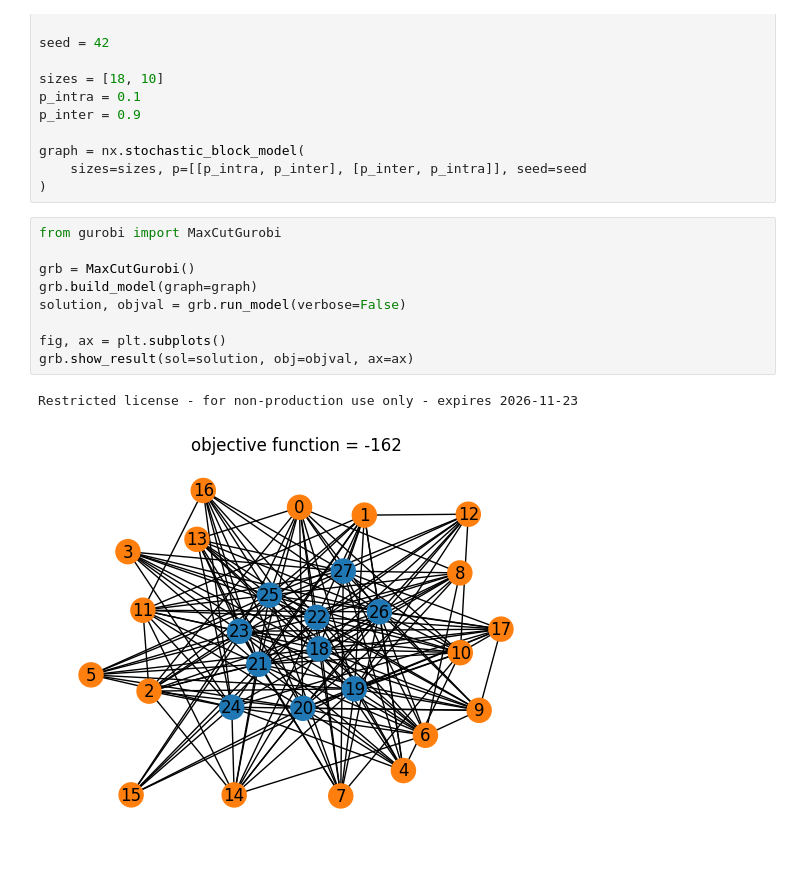
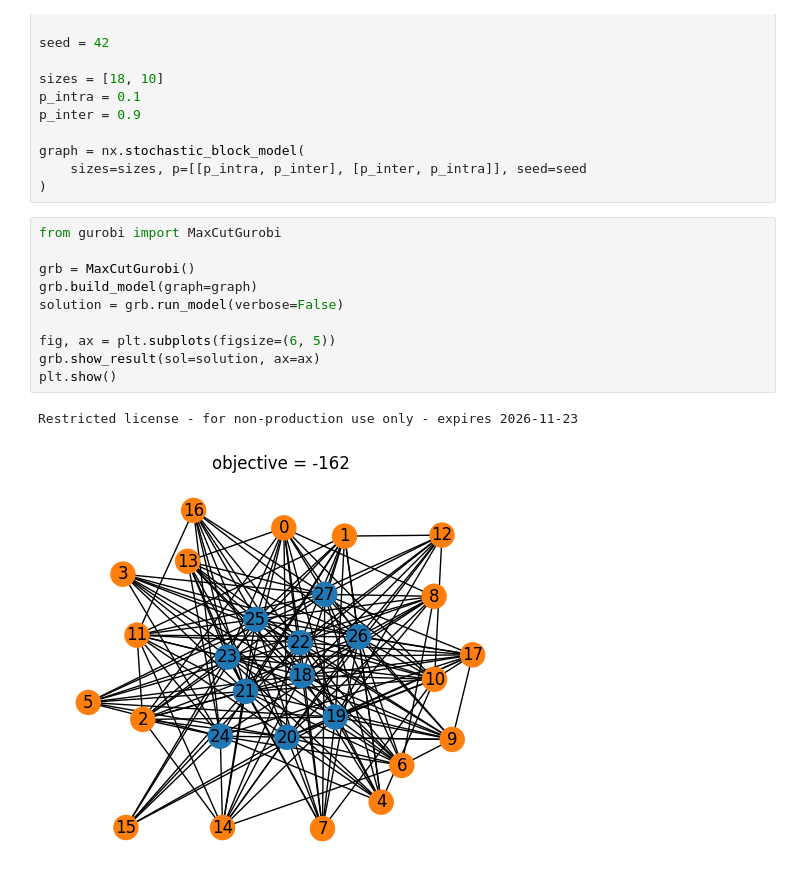
Before and after one commit to SimoneGasperini/PCE-quantum-opt, a Jupyter notebook: example_notebook.ipynb, the cells around one changed output. Cells and saved outputs as stored; diff of their text form.

```diff
--- a/example_notebook.ipynb
+++ b/example_notebook.ipynb
@@ -16,15 +16,16 @@ graph = nx.stochastic_block_model(
 # %%
 from gurobi import MaxCutGurobi
 
 grb = MaxCutGurobi()
 grb.build_model(graph=graph)
-solution, objval = grb.run_model(verbose=False)
+solution = grb.run_model(verbose=False)
 
-fig, ax = plt.subplots()
-grb.show_result(sol=solution, obj=objval, ax=ax)
+fig, ax = plt.subplots(figsize=(6, 5))
+grb.show_result(sol=solution, ax=ax)
+plt.show()
 # %% [output]
 Restricted license - for non-production use only - expires 2026-11-23
-[figure, old version]
+[figure, new version]
 # %%
 from pce import MaxCutPCE
 
```
Also changed, not shown: parts of 1 cell of this notebook, 4 other files.
